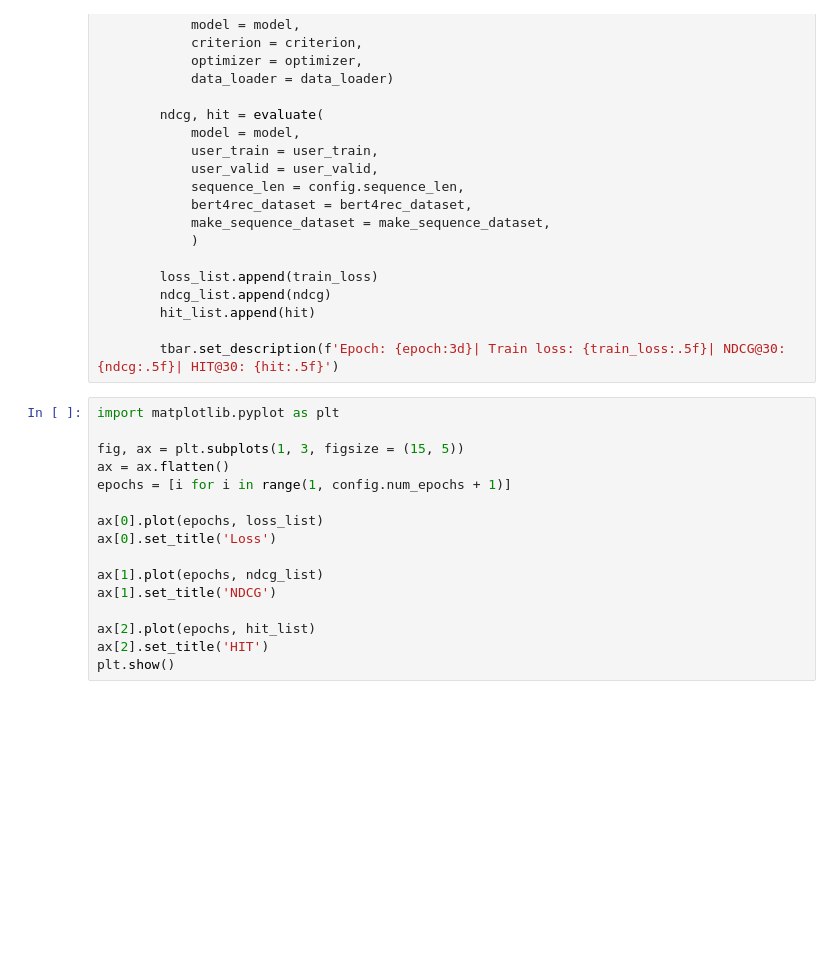
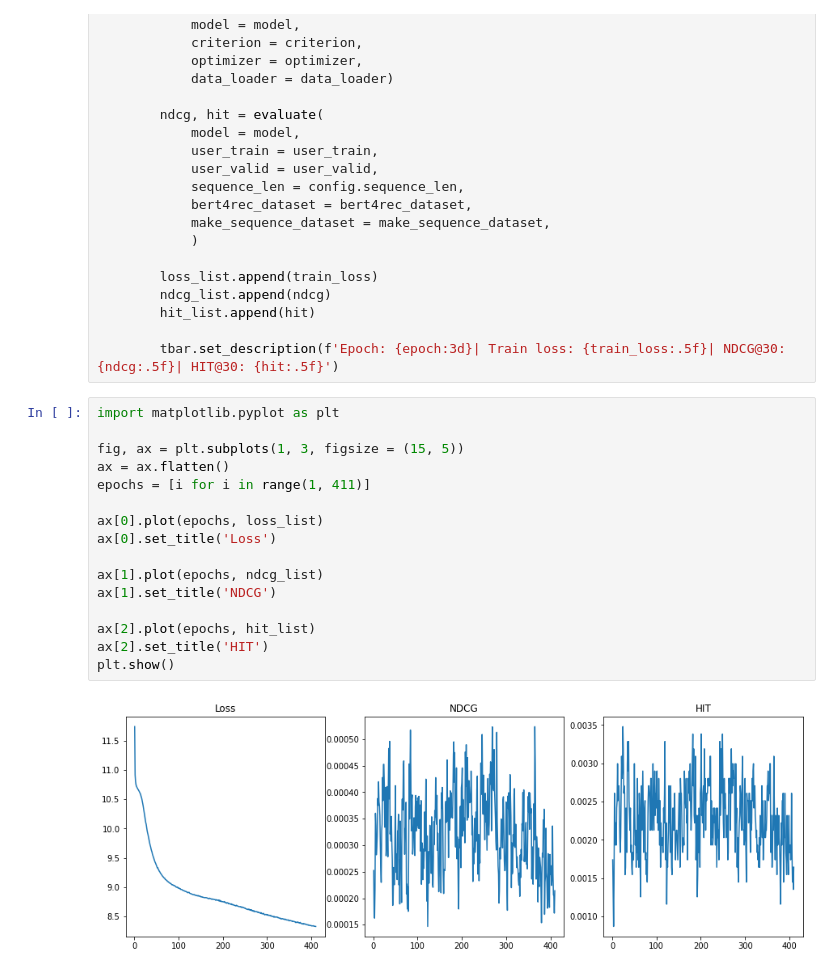
Before and after one commit to hyunj941031/ds-sa-cp2, a Jupyter notebook: models/BERT4Rec.ipynb, the cells around one changed output. Drawn from its saved outputs; the diff is of its cells as text; blank space fills up the shorter version.

```diff
--- a/models/BERT4Rec.ipynb
+++ b/models/BERT4Rec.ipynb
@@ -624,16 +624,18 @@ for epoch in range(1, config['num_epochs'] + 1):
 # %%
 import matplotlib.pyplot as plt
 
 fig, ax = plt.subplots(1, 3, figsize = (15, 5))
 ax = ax.flatten()
-epochs = [i for i in range(1, config.num_epochs + 1)]
+epochs = [i for i in range(1, 411)]
 
 ax[0].plot(epochs, loss_list)
 ax[0].set_title('Loss')
 
 ax[1].plot(epochs, ndcg_list)
 ax[1].set_title('NDCG')
 
 ax[2].plot(epochs, hit_list)
 ax[2].set_title('HIT')
 plt.show()
+# %% [output]
+[figure, added]
```
